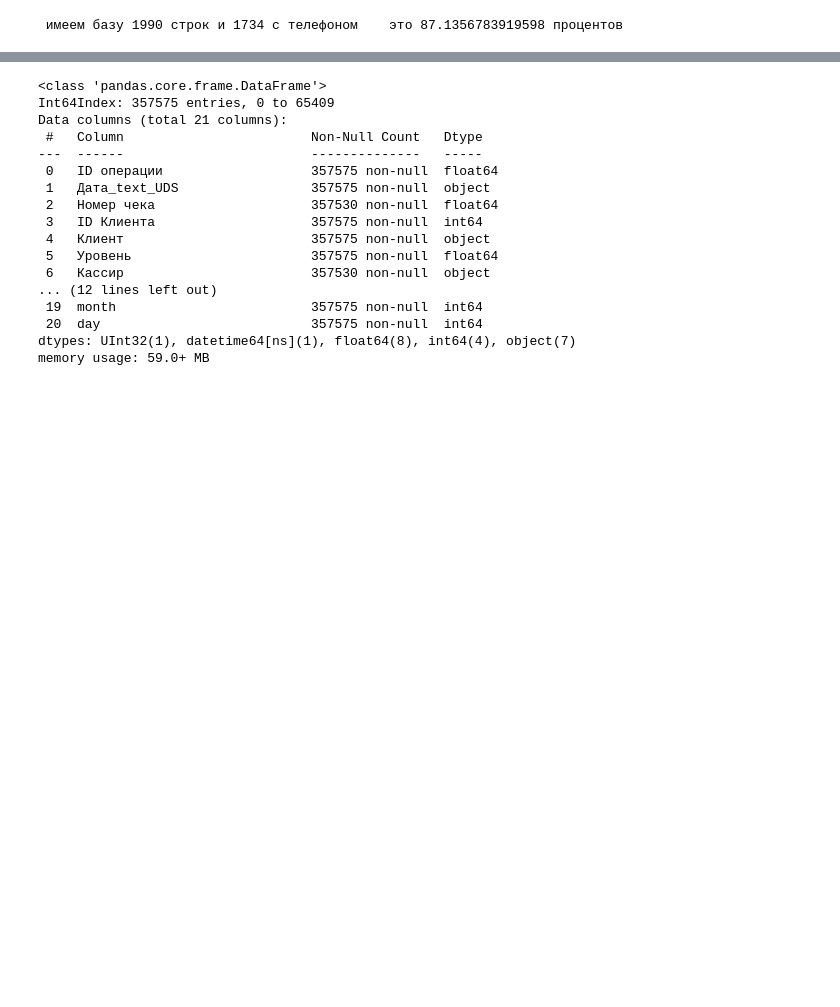
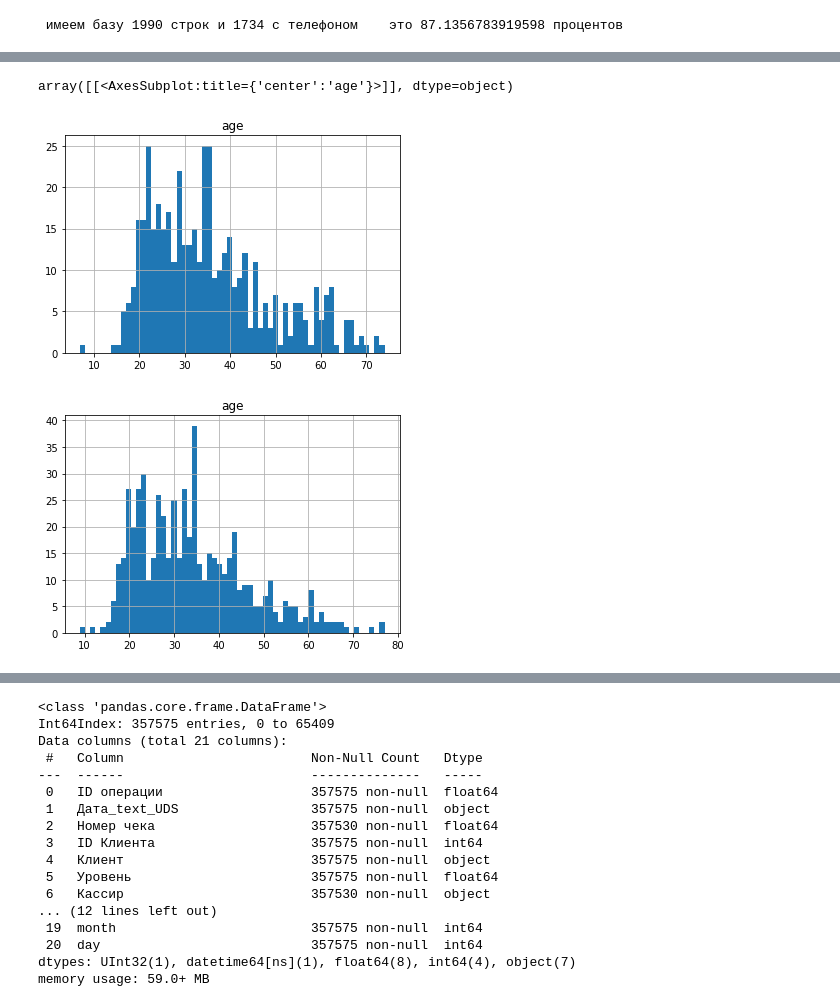
Before and after one commit to KeskilV/rb_udsiiko, a Jupyter notebook: ipynb/UDS_IIKO1.ipynb, the cells around one changed output, grey strips where cells are left out. Saved outputs shown, nothing was run; the diff lists cells and outputs as text; code cells hidden in the pictures; blank space fills up the shorter version.

```diff
--- a/ipynb/UDS_IIKO1.ipynb
+++ b/ipynb/UDS_IIKO1.ipynb
@@ -883,0 +941,5 @@ Name: age, Length: 1990, dtype: timedelta64[ns]
+# %%
+#TODO посмотреть по категориям
+df_contacts = pd.merge(left=df_contacts, right=dfABC[['ID Клиента', 'ABCОплата RUB']],
+        how='left',
+        left_on='ID Клиента',right_on='ID Клиента')
@@ -883,0 +964,7 @@ Name: age, Length: 1990, dtype: timedelta64[ns]
+# %%
+pd.DataFrame.hist(df_contacts.loc[df_contacts['ABCОплата RUB']=='A1',['age']], bins=60)
+pd.DataFrame.hist(df_contacts.loc[df_contacts['ABCОплата RUB']=='A2',['age']], bins=60)
+# %% [output]
+array([[<AxesSubplot:title={'center':'age'}>]], dtype=object)
+[figure, added]
+[figure, added]
```
Also changed, not shown: parts of 239 cells of this notebook, 4 other files.
